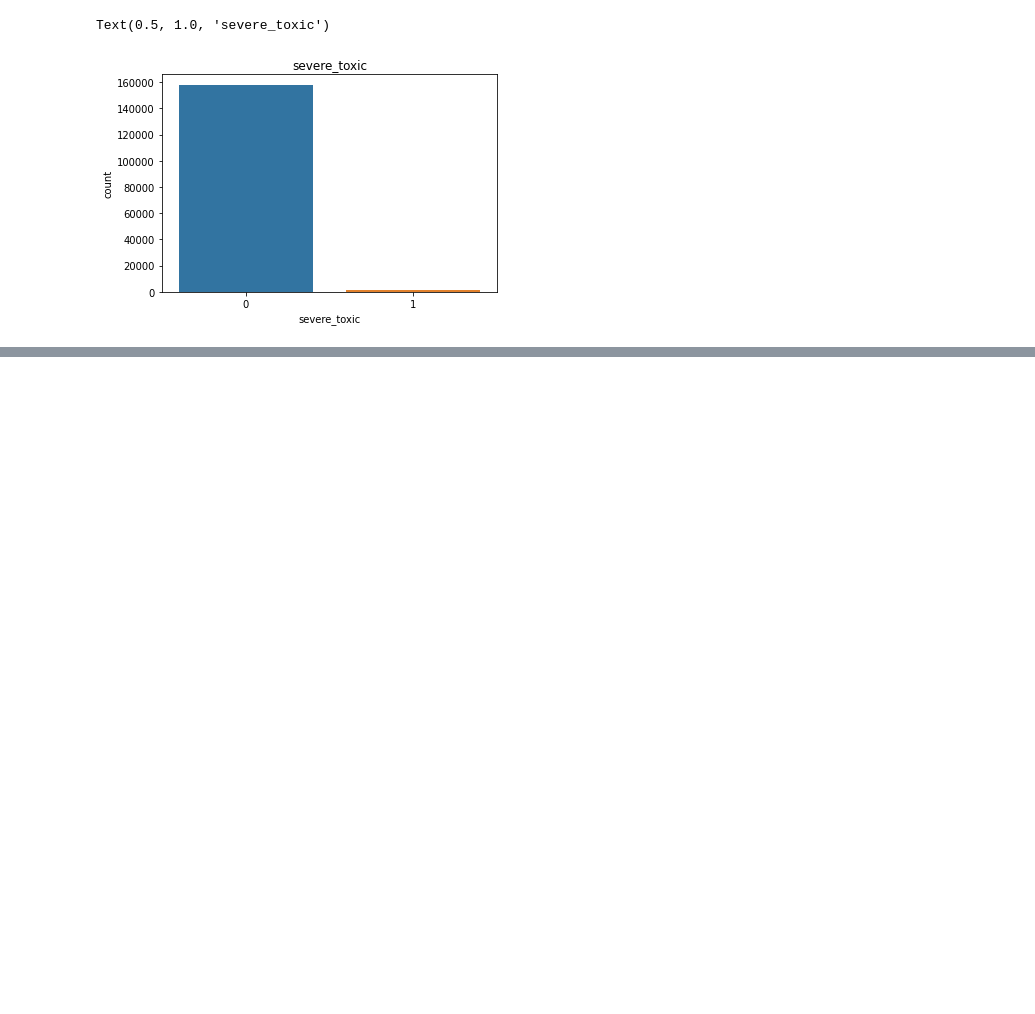
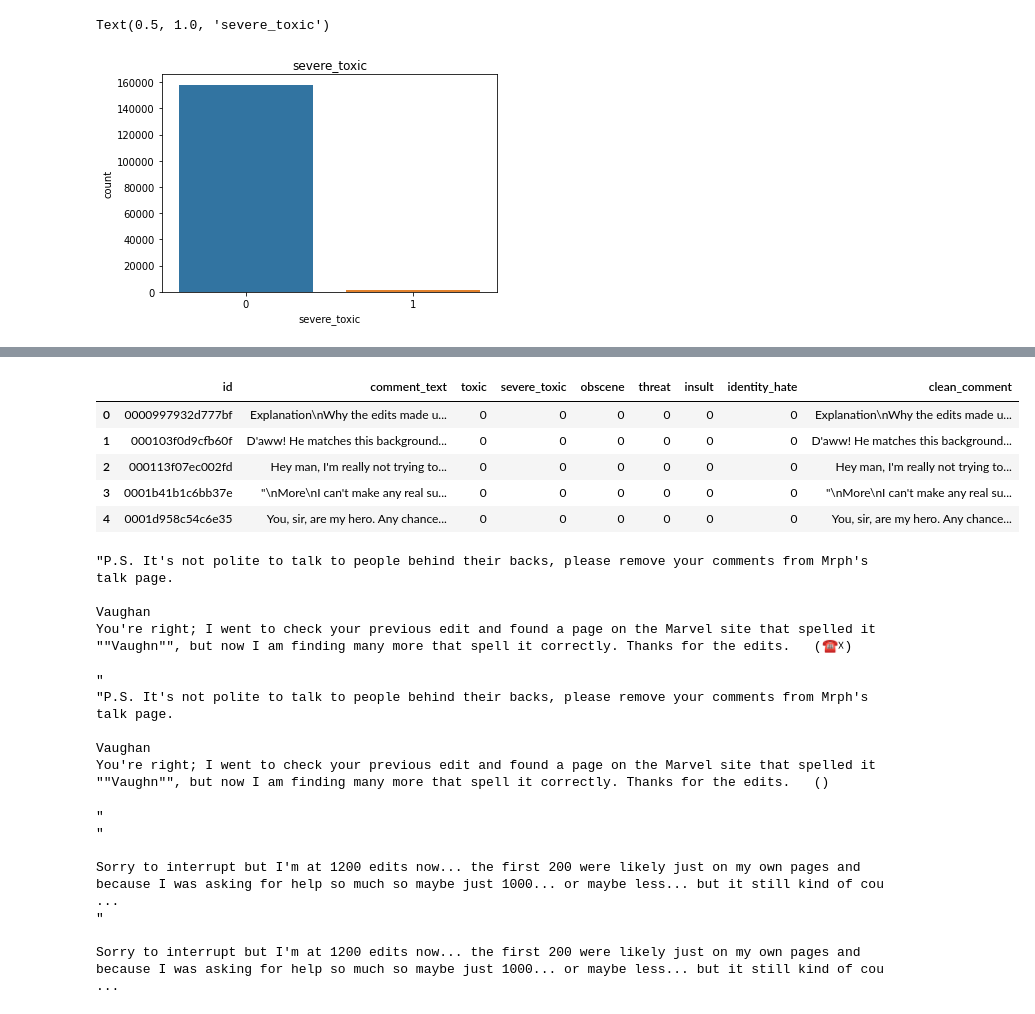
Before and after one commit to amiruddinsaifi/Technocolabs, a Jupyter notebook: toxic comment classification.ipynb, the cells around one changed output, grey strips where cells are left out. Drawn from its saved outputs; the diff is of its cells as text; code cells hidden in the pictures; blank space fills up the shorter version.

```diff
--- a/toxic comment classification.ipynb
+++ b/toxic comment classification.ipynb
@@ -120,0 +418,51 @@ Text(0.5, 1.0, 'severe_toxic')
+# %%
+def remove_special_characters(text):
+    """
+        Remove special special characters, including symbols, emojis, and other graphic characters
+    """
+    emoji_pattern = re.compile(
+        '['
+        u'\U0001F600-\U0001F64F'  # emoticons
+        u'\U0001F300-\U0001F5FF'  # symbols & pictographs
+        u'\U0001F680-\U0001F6FF'  # transport & map symbols
+        u'\U0001F1E0-\U0001F1FF'  # flags (iOS)
+        u'\U00002702-\U000027B0'
+        u'\U000024C2-\U0001F251'
+        ']+',
+        flags=re.UNICODE)
+    return emoji_pattern.sub(r'', text)
+# %%
+# remove non-ascii characters from the text
+train["clean_comment"] = train["comment_text"].apply(lambda x: remove_special_characters(x))
+display(train.head())
+
+# double check
+print(train["comment_text"][143])
+print(train["clean_comment"][143])
+print(train["comment_text"][189])
+print(train["clean_comment"][189])
+# %% [output]
+|  | id | comment_text | toxic | severe_toxic | obscene | threat | insult | identity_hate | clean_comment |
+| 0 | 0000997932d777bf | Explanation\nWhy the edits made u... | 0 | 0 | 0 | 0 | 0 | 0 | Explanation\nWhy the edits made u... |
+| 1 | 000103f0d9cfb60f | D'aww! He matches this background... | 0 | 0 | 0 | 0 | 0 | 0 | D'aww! He matches this background... |
+| 2 | 000113f07ec002fd | Hey man, I'm really not trying to... | 0 | 0 | 0 | 0 | 0 | 0 | Hey man, I'm really not trying to... |
+| 3 | 0001b41b1c6bb37e | "\nMore\nI can't make any real su... | 0 | 0 | 0 | 0 | 0 | 0 | "\nMore\nI can't make any real su... |
+| 4 | 0001d958c54c6e35 | You, sir, are my hero. Any chance... | 0 | 0 | 0 | 0 | 0 | 0 | You, sir, are my hero. Any chance... |
+"P.S. It's not polite to talk to people behind their backs, please remove your comments from Mrph's talk page.
+
+Vaughan
+You're right; I went to check your previous edit and found a page on the Marvel site that spelled it ""Vaughn"", but now I am finding many more that spell it correctly. Thanks for the edits.   (☎☓)
+
+"
+"P.S. It's not polite to talk to people behind their backs, please remove your comments from Mrph's talk page.
+
+Vaughan
+You're right; I went to check your previous edit and found a page on the Marvel site that spelled it ""Vaughn"", but now I am finding many more that spell it correctly. Thanks for the edits.   ()
+
+"
+"
+
+Sorry to interrupt but I'm at 1200 edits now... the first 200 were likely just on my own pages and because I was asking for help so much so maybe just 1000... or maybe less... but it still kind of cou ...
+"
+
+Sorry to interrupt but I'm at 1200 edits now... the first 200 were likely just on my own pages and because I was asking for help so much so maybe just 1000... or maybe less... but it still kind of cou ...
```
Also changed, not shown: parts of 8 cells of this notebook.
